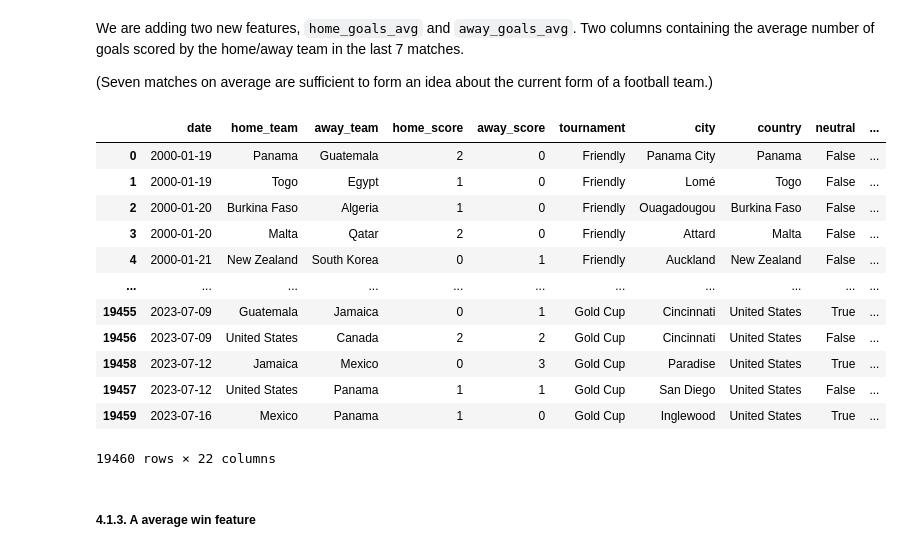
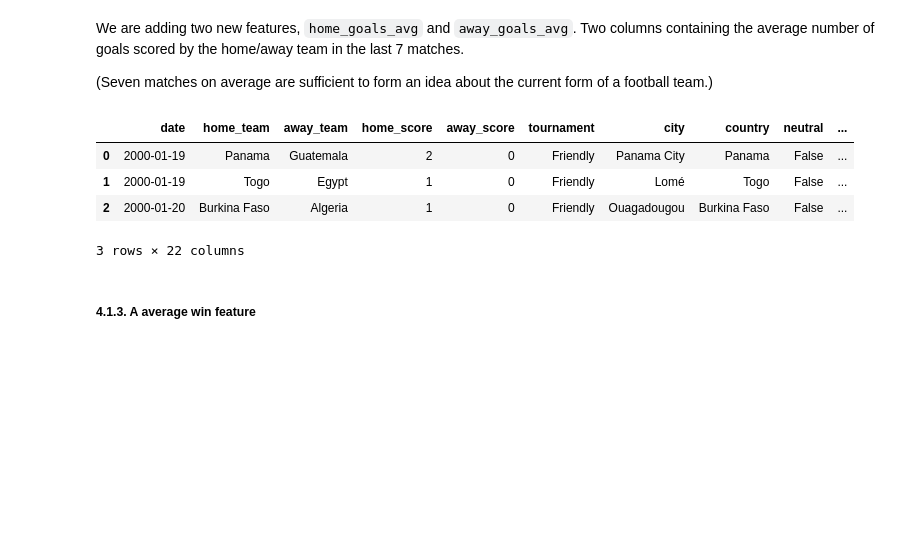
Before and after one commit to H4znow/Football_match_results_predictor, a Jupyter notebook: pre/preprocess_dataset.ipynb, the cells around one changed output. Cells and saved outputs as stored; diff of their text form; code cells hidden in the pictures; blank space fills up the shorter version.

```diff
--- a/pre/preprocess_dataset.ipynb
+++ b/pre/preprocess_dataset.ipynb
@@ -267,7 +268,8 @@ results.reset_index(inplace=True)
 #### 3.1. First merging on home team
 # %%
 # Merging results with sampled_ranking on home team
-sampled_ranking.columns = [col + "_home" if col != "rank_date" and col != "country_full" else col for col in sampled_ranking.columns]
+sampled_ranking.columns = [col + "_home" if col != "rank_date" and col != "country_full"
+                                         else col for col in sampled_ranking.columns]
 rera                    = results.merge(sampled_ranking,
                                         left_on     =["date", "home_team"],
                                         right_on    =["rank_date", "country_full"],
@@ -323,0 +354,6 @@ rera['winner'] = rera.apply(lambda line : define_winner(line), axis=1)
+# %%
+print(len(rera[rera['winner'] == 2]))
+
+rera = rera.drop(rera[(rera['tournament'] == "Friendly") & (rera['winner'] == 2)].index)
+
+print(len(rera[rera['winner'] == 2]))
@@ -323,0 +367,28 @@ rera['winner'] = rera.apply(lambda line : define_winner(line), axis=1)
+# %%
+# Import shootouts dataset
+shootouts         = pd.read_csv("../data/shootouts.csv")
+shootouts['date'] = pd.to_datetime(shootouts['date'], format='%Y-%m-%d')
+
+# For each row in rera that has a draw, look for the corresponding match in shootouts,
+# And then update the winner column.
+
+for index, row in rera.iterrows():
+
+    if row['winner'] == 2:
+
+        shootout = shootouts.loc[(shootouts['date']         == row['date'])         &
+                                 (shootouts['home_team']    == row['home_team'])    &
+                                 (shootouts['away_team']    == row['away_team'])]
+
+        if len(shootout) > 0:
+
+            # Update the winner column as so :
+            # If the home team won the shootout the winner is 0 else the winner is 1
+
+            #print(row['date'], row['home_team'], row['away_team'], row['winner'], row['tournament'])
+            #print('SHOOTOUT', shootout['date'].values[0], shootout['home_team'].values[0], shootout['away_team'].values[0], shootout['winner'].values[0])
+
+            if shootout['winner'].values[0] == row['home_team']:
+                rera.loc[index, 'winner'] = 0
+            else:
+                rera.loc[index, 'winner'] = 1
@@ -323,0 +397,6 @@ rera['winner'] = rera.apply(lambda line : define_winner(line), axis=1)
+# %%
+print(len(rera[rera['winner'] == 2]))
+
+rera = rera.drop(rera[rera['winner'] == 2].index)
+
+print(len(rera[rera['winner'] == 2]))
@@ -356,21 +437,13 @@ def compute_avg_country_goal(line, country):
 rera['home_goals_avg'] = rera.apply(lambda line : compute_avg_country_goal(line, line['home_team']), axis=1)
 rera['away_goals_avg'] = rera.apply(lambda line : compute_avg_country_goal(line, line['away_team']), axis=1)
 # %%
-rera
+rera.head(3)
 # %% [output]
 |  | date | home_team | away_team | home_score | away_score | tournament | city | country | neutral | ... |
 | 0 | 2000-01-19 | Panama | Guatemala | 2 | 0 | Friendly | Panama City | Panama | False | ... |
 | 1 | 2000-01-19 | Togo | Egypt | 1 | 0 | Friendly | Lomé | Togo | False | ... |
 | 2 | 2000-01-20 | Burkina Faso | Algeria | 1 | 0 | Friendly | Ouagadougou | Burkina Faso | False | ... |
-| 3 | 2000-01-20 | Malta | Qatar | 2 | 0 | Friendly | Attard | Malta | False | ... |
-| 4 | 2000-01-21 | New Zealand | South Korea | 0 | 1 | Friendly | Auckland | New Zealand | False | ... |
-| ... | ... | ... | ... | ... | ... | ... | ... | ... | ... | ... |
-| 19455 | 2023-07-09 | Guatemala | Jamaica | 0 | 1 | Gold Cup | Cincinnati | United States | True | ... |
-| 19456 | 2023-07-09 | United States | Canada | 2 | 2 | Gold Cup | Cincinnati | United States | False | ... |
-| 19458 | 2023-07-12 | Jamaica | Mexico | 0 | 3 | Gold Cup | Paradise | United States | True | ... |
-| 19457 | 2023-07-12 | United States | Panama | 1 | 1 | Gold Cup | San Diego | United States | False | ... |
-| 19459 | 2023-07-16 | Mexico | Panama | 1 | 0 | Gold Cup | Inglewood | United States | True | ... |
-19460 rows × 22 columns
+3 rows × 22 columns
 # %% [markdown]
 ##### 4.1.3. A average win feature
 # %% [markdown]
```
Also changed, not shown: parts of 20 cells of this notebook, 1 other file.
